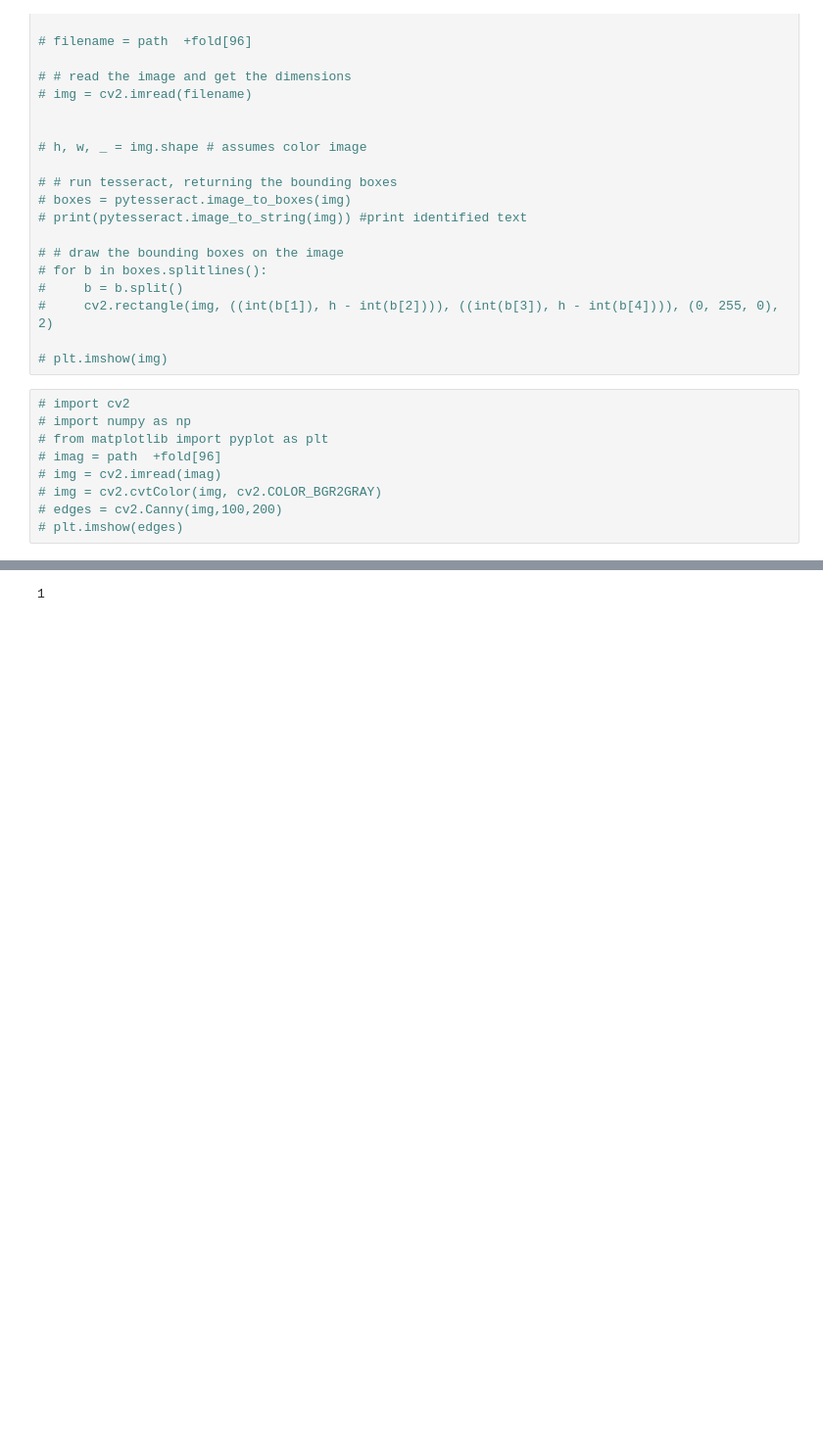
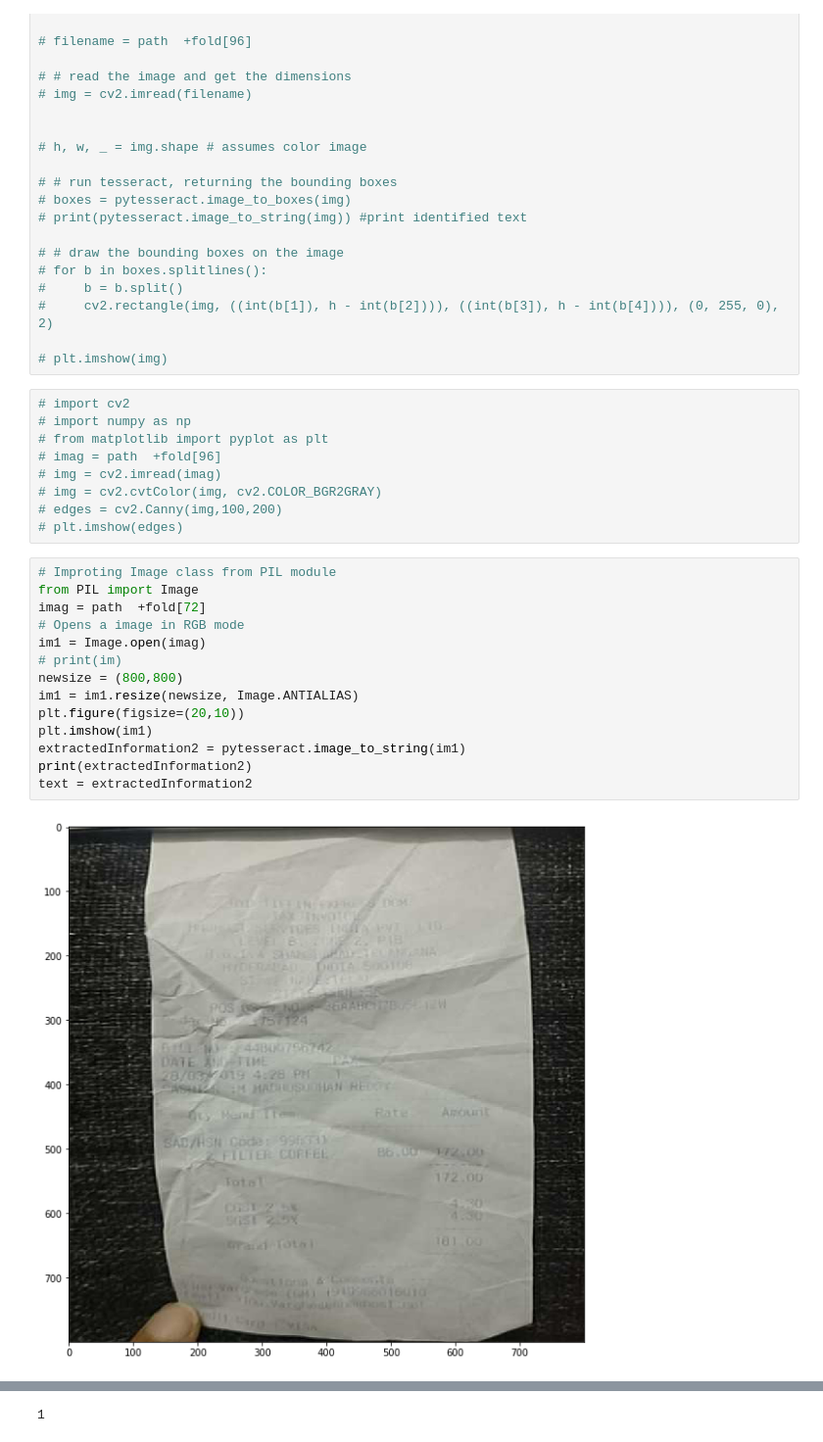
Before and after one commit to priyanshgupta1998/Image_Processing, a Jupyter notebook: Fyle-OCR/code.ipynb, the cells around one changed output, grey strips where cells are left out. Shown at 98% size. Saved outputs shown, nothing was run; the diff lists cells and outputs as text; blank space fills up the shorter version.

```diff
--- a/Fyle-OCR/code.ipynb
+++ b/Fyle-OCR/code.ipynb
@@ -95,3 +71,19 @@ text = extractedInformation2
 # img = cv2.cvtColor(img, cv2.COLOR_BGR2GRAY)
 # edges = cv2.Canny(img,100,200)
 # plt.imshow(edges)
+# %%
+# Improting Image class from PIL module
+from PIL import Image
+imag = path  +fold[72]
+# Opens a image in RGB mode
+im1 = Image.open(imag)
+# print(im)
+newsize = (800,800)
+im1 = im1.resize(newsize, Image.ANTIALIAS)
+plt.figure(figsize=(20,10))
+plt.imshow(im1)
+extractedInformation2 = pytesseract.image_to_string(im1)
+print(extractedInformation2)
+text = extractedInformation2
+# %% [output]
+[figure, added]
```
Also changed, not shown: parts of 6 cells of this notebook.
